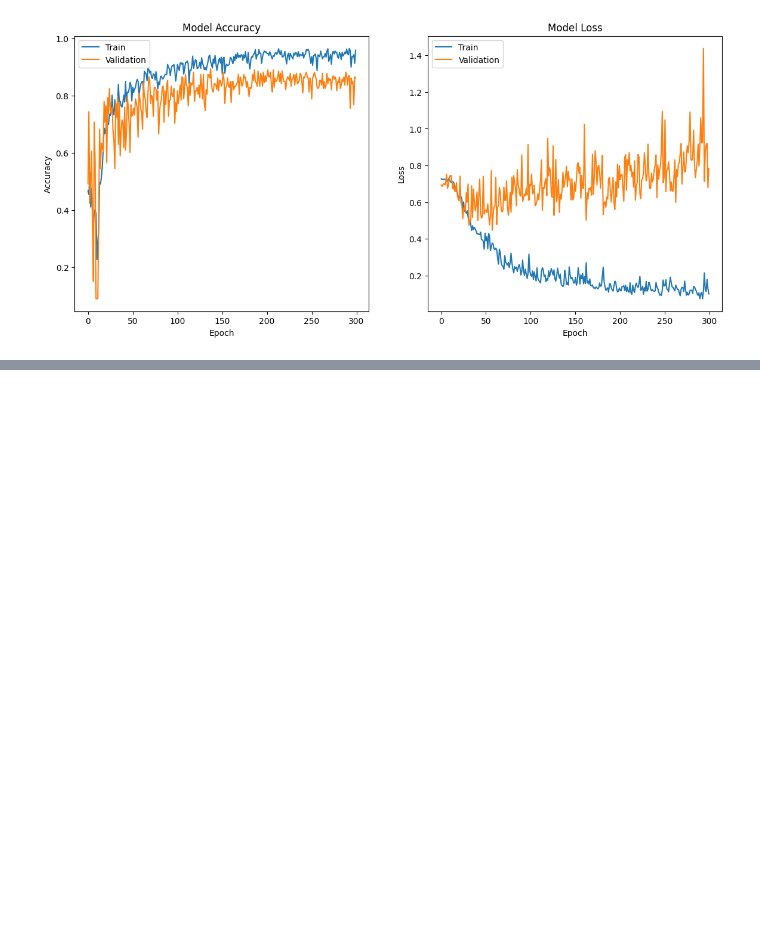
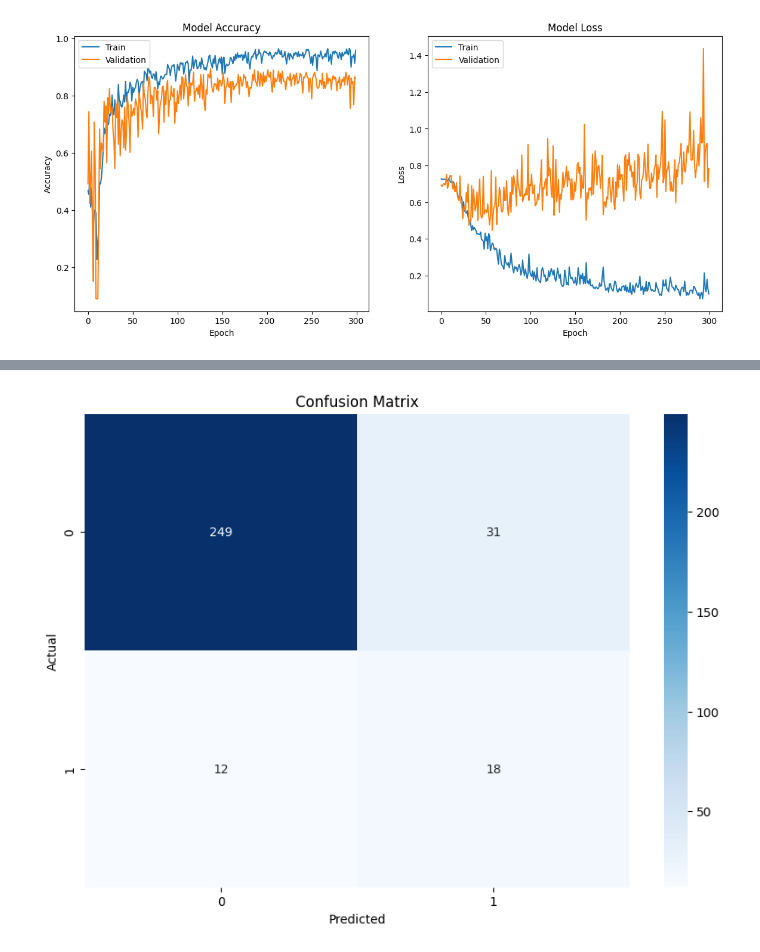
Before and after one commit to DaffaElgo/Iconic_2024, a Jupyter notebook: Code/Neural.ipynb, the cells around one changed output, grey strips where cells are left out. Saved outputs shown, nothing was run; the diff lists cells and outputs as text; code cells hidden in the pictures; blank space fills up the shorter version.

```diff
--- a/Code/Neural.ipynb
+++ b/Code/Neural.ipynb
@@ -955,0 +1494,96 @@ weighted avg       0.85      0.46      0.55       310
+# %%
+model_2_layers = Sequential([
+    Dense(512, input_dim=X_train_resampled.shape[1], kernel_regularizer=l2(0.001)),
+    BatchNormalization(),
+    LeakyReLU(alpha=0.1),
+    Dropout(0.4),
+
+    Dense(256, kernel_regularizer=l2(0.001)),
+    BatchNormalization(),
+    LeakyReLU(alpha=0.1),
+    Dropout(0.4),
+
+    Dense(1, activation='sigmoid')  # Output layer for binary classification
+])
+# %%
+# Compile the model with Adam optimizer and learning rate schedule
+optimizer = Adam(learning_rate=0.001)
+model_2_layers.compile(optimizer=optimizer, loss='binary_crossentropy', metrics=['accuracy'])
+
+# Define callbacks for early stopping and learning rate reduction
+early_stopping = EarlyStopping(monitor='val_loss', patience=100, restore_best_weights=True)
+reduce_lr = ReduceLROnPlateau(monitor='val_loss', factor=0.5, patience=5, min_lr=1e-6)
+
+# Train the model with class weights and callbacks
+history = model_2_layers.fit(
+    X_train_resampled, y_train_resampled,
+    epochs=300, batch_size=32,
+    validation_split=0.2,
+    verbose=1,
+    class_weight=class_weights_dict,
+    callbacks=[early_stopping, reduce_lr]
+)
+
+# Evaluate the model on the test set
+y_pred_probs = model_2_layers.predict(X_test_processed)
+
+# Calculate ROC curve
+fpr, tpr, thresholds = roc_curve(y_test, y_pred_probs)
+
+# Calculate specificity (1 - false positive rate)
+specificity = 1 - fpr
+
+# Calculate geometric mean for each threshold
+gmeans = np.sqrt(tpr * specificity)
+
+# Find the optimal threshold
+optimal_idx = np.argmax(gmeans)
+optimal_threshold = thresholds[optimal_idx]
+print(f"Optimal Threshold based on Geometric Mean: {optimal_threshold}")
+
+# Make predictions based on the optimal threshold
+y_pred = (y_pred_probs >= optimal_threshold).astype(int)
+
+# Evaluate the new predictions
+print("Classification Report:")
+print(classification_report(y_test, y_pred))
+
+# Plot the confusion matrix
+conf_matrix = confusion_matrix(y_test, y_pred)
+plt.figure(figsize=(10, 7))
+sns.heatmap(conf_matrix, annot=True, fmt='d', cmap='Blues')
+plt.xlabel('Predicted')
+plt.ylabel('Actual')
+plt.title('Confusion Matrix')
+plt.show()
+
+# Plot the ROC curve with the optimal point marked
+plt.figure(figsize=(10, 7))
+plt.plot(fpr, tpr, label='ROC curve')
+plt.scatter(fpr[optimal_idx], tpr[optimal_idx], marker='o', color='red', label=f'Optimal Threshold ({optimal_threshold:.2f})')
+plt.xlabel('False Positive Rate')
+plt.ylabel('True Positive Rate')
+plt.title('ROC Curve')
+plt.legend()
+plt.show()
+
+# Plot training & validation accuracy values
+plt.figure(figsize=(14, 6))
+plt.subplot(1, 2, 1)
+plt.plot(history.history['accuracy'])
+plt.plot(history.history['val_accuracy'])
+plt.title('Model Accuracy')
+plt.ylabel('Accuracy')
+plt.xlabel('Epoch')
+plt.legend(['Train', 'Validation'], loc='upper left')
+
+# Plot training & validation loss values
+plt.subplot(1, 2, 2)
+plt.plot(history.history['loss'])
+plt.plot(history.history['val_loss'])
+plt.title('Model Loss')
+plt.ylabel('Loss')
+plt.xlabel('Epoch')
+plt.legend(['Train', 'Validation'], loc='upper left')
+plt.show()
+# %% [output]
@@ -955,0 +1607 @@ weighted avg       0.85      0.46      0.55       310
+[figure, added]
```
Also changed, not shown: parts of 29 cells of this notebook, 19 other files.
